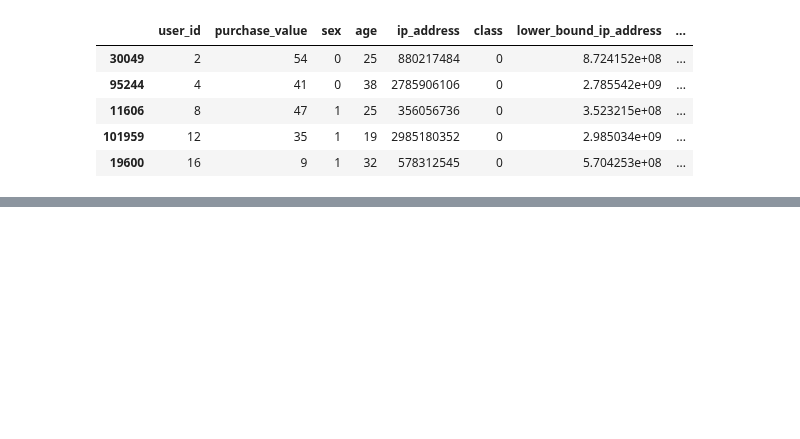
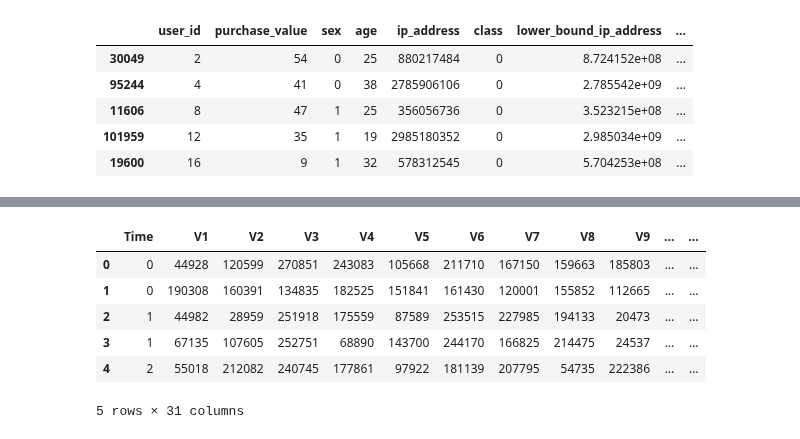
Before and after one commit to hanaDemma/fraud-detection-for-e-commerce-and-bank-transactions, a Jupyter notebook: notebooks/Eda.ipynb, the cells around one changed output, grey strips where cells are left out. Saved outputs shown, nothing was run; the diff lists cells and outputs as text; code cells hidden in the pictures; blank space fills up the shorter version.

```diff
--- a/notebooks/Eda.ipynb
+++ b/notebooks/Eda.ipynb
@@ -286,0 +304,9 @@ encoded_dataframe.head()
+# %%
+from sklearn.preprocessing import MinMaxScaler
+
+columns_to_normalize = creditCardData.columns.to_list()
+
+normalizer = MinMaxScaler()
+
+creditCardData_normalized = creditCardData
+creditCardData_normalized[columns_to_normalize] = normalizer.fit_transform(creditCardData_normalized[columns_to_normalize])
@@ -286,0 +330,17 @@ encoded_dataframe.head()
+# %%
+from sklearn.preprocessing import  LabelEncoder
+
+label_encoder = LabelEncoder()
+for column in columns_to_scale:
+    creditCardData_scaled[column] = label_encoder.fit_transform(creditCardData_scaled[column])
+    creditCardData_normalized[column] = label_encoder.fit_transform(creditCardData_normalized[column])
+
+creditCardData_scaled.head()
+# %% [output]
+|  | Time | V1 | V2 | V3 | V4 | V5 | V6 | V7 | V8 | V9 | ... | ... |
+| 0 | 0 | 44928 | 120599 | 270851 | 243083 | 105668 | 211710 | 167150 | 159663 | 185803 | ... | ... |
+| 1 | 0 | 190308 | 160391 | 134835 | 182525 | 151841 | 161430 | 120001 | 155852 | 112665 | ... | ... |
+| 2 | 1 | 44982 | 28959 | 251918 | 175559 | 87589 | 253515 | 227985 | 194133 | 20473 | ... | ... |
+| 3 | 1 | 67135 | 107605 | 252751 | 68890 | 143700 | 244170 | 166825 | 214475 | 24537 | ... | ... |
+| 4 | 2 | 55018 | 212082 | 240745 | 177861 | 97922 | 181139 | 207795 | 54735 | 222386 | ... | ... |
+5 rows × 31 columns
```
Also changed, not shown: parts of 5 cells of this notebook.
